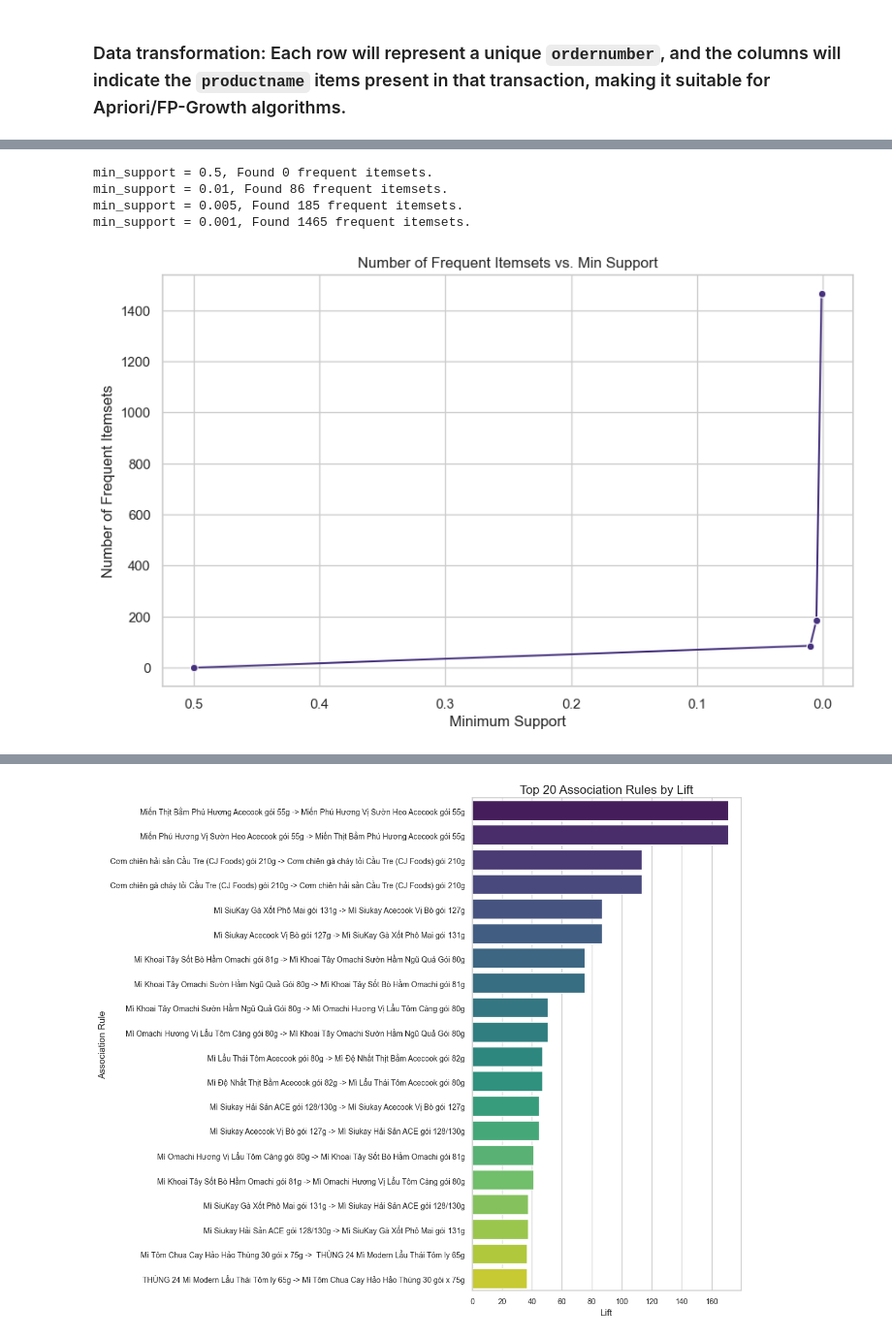
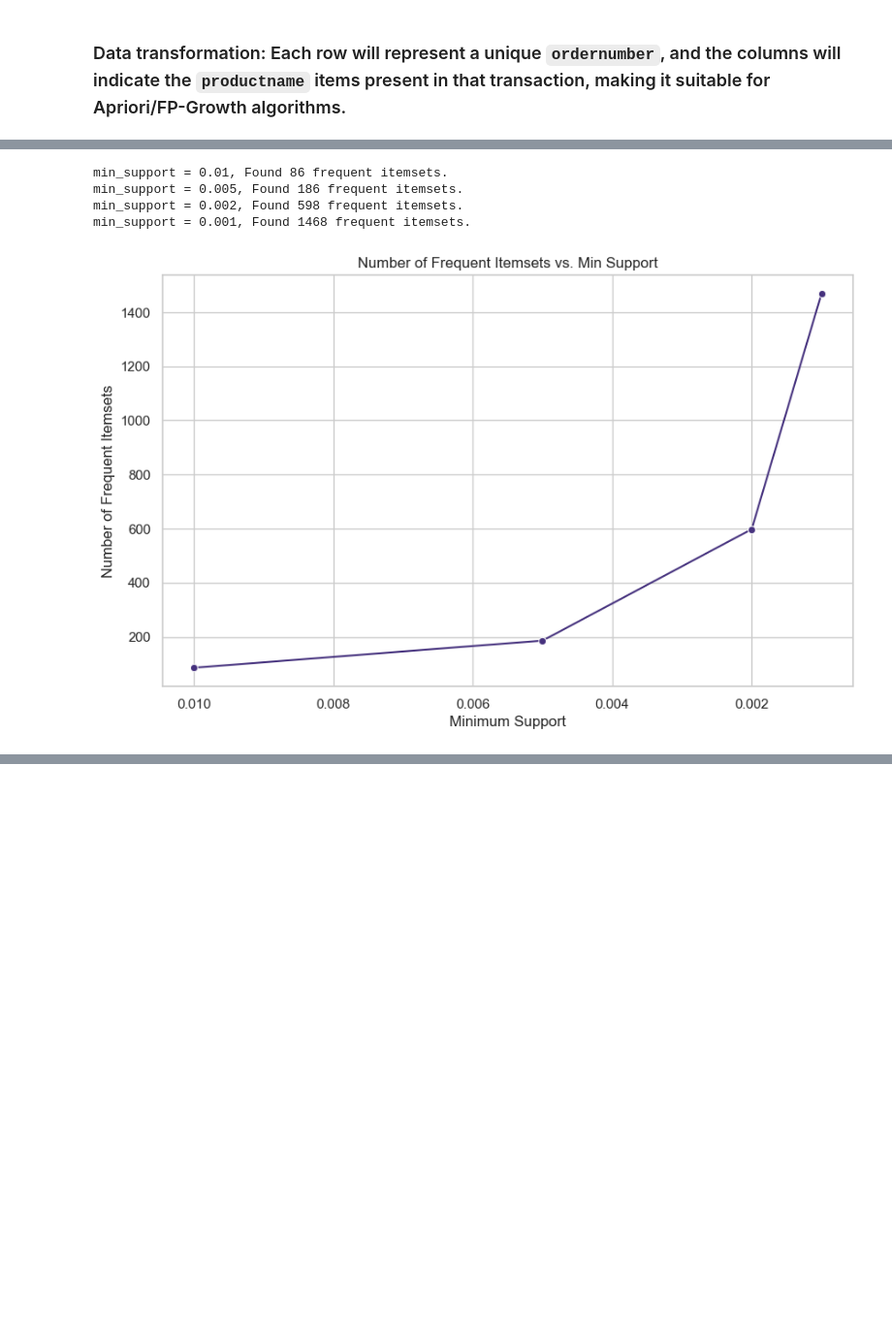
Before and after one commit to hoangop/ML_unsupervised_final_project, a Jupyter notebook: notebook/final_project.ipynb, the cells around one changed output, grey strips where cells are left out. Shown at 97% size. Cells and saved outputs as stored; diff of their text form; code cells hidden in the pictures; blank space fills up the shorter version.

Commit message:
Update project: fix data processing, remove translation scripts, update notebook with improvements

```diff
--- a/notebook/final_project.ipynb
+++ b/notebook/final_project.ipynb
@@ -62,7 +62,7 @@ from plotly.subplots import make_subplots
 
 
 # Load dataset
-df = pd.read_csv('../data/orderdetail.csv')
+df = pd.read_csv('../data/orderdetail_en.csv')
 
 # Display basic information about the dataset
 print(f"Dataset shape: {df.shape}")
@@ -210,87 +209,27 @@ Lift: độ mạnh của mối liên hệ (nếu > 1 → có liên hệ dương)
 # %%
 # --- 1. HYPERPARAMETER OPTIMIZATION: FINDING OPTIMAL MIN_SUPPORT ---
 
-min_support_values = [0.5, 0.01, 0.005, 0.001]
+min_support_values = [0.01, 0.005, 0.002, 0.001]
 num_itemsets = []
 
 for min_support in min_support_values:
     # Using FP-Growth for optimization as it's generally faster
     frequent_itemsets = fpgrowth(basket_sets, min_support=min_support, use_colnames=True)
     num_itemsets.append(len(frequent_itemsets))
     print(f"min_support = {min_support}, Found {len(frequent_itemsets)} frequent itemsets.")
 
 # Plotting the results to find the elbow point
 plt.figure(figsize=(10, 6))
 sns.lineplot(x=min_support_values, y=num_itemsets, marker='o')
 plt.title('Number of Frequent Itemsets vs. Min Support')
 plt.xlabel('Minimum Support')
 plt.ylabel('Number of Frequent Itemsets')
 plt.grid(True)
 plt.gca().invert_xaxis() # Lower min_support on the right
 plt.show()
-
-# --- 2. MODEL COMPARISON: APRIORI VS. FP-GROWTH ---
-
-# Based on the plot, we choose an optimal min_support from the "elbow"
-# Let's assume the elbow is around 0.001 for this example
-optimal_min_support = 0.001
-print(f"\n--- 2. Model Comparison with optimal_min_support = {optimal_min_support} ---")
-
-# Apriori
-start_time_apriori = time.time()
-frequent_itemsets_apriori = apriori(basket_sets, min_support=optimal_min_support, use_colnames=True)
-end_time_apriori = time.time()
-print(f"Apriori found {len(frequent_itemsets_apriori)} itemsets in {end_time_apriori - start_time_apriori:.2f} seconds.")
-
-# FP-Growth
-start_time_fpgrowth = time.time()
-frequent_itemsets_fpgrowth = fpgrowth(basket_sets, min_support=optimal_min_support, use_colnames=True)
-end_time_fpgrowth = time.time()
-print(f"FP-Growth found {len(frequent_itemsets_fpgrowth)} itemsets in {end_time_fpgrowth - start_time_fpgrowth:.2f} seconds.")
-
-
-# --- 3. GENERATING AND DISPLAYING ASSOCIATION RULES ---
-
-print(f"\n--- 3. Generating Final Rules with Optimal min_support = {optimal_min_support} ---")
-
-# We can use the itemsets from either algorithm, let's use fpgrowth's results
-rules = association_rules(frequent_itemsets_fpgrowth, metric="lift", min_threshold=1)
-
-# Sort rules for better interpretation
-rules_sorted = rules.sort_values(by='lift', ascending=False)
-
-print(f"Found {len(rules_sorted)} rules with lift >= 1.")
-print("\nTop 20 Association Rules (sorted by Lift):")
-
-# To display product names, we need to convert the frozensets to a more readable format
-rules_sorted['antecedents'] = rules_sorted['antecedents'].apply(lambda a: ', '.join(list(a)))
-rules_sorted['consequents'] = rules_sorted['consequents'].apply(lambda a: ', '.join(list(a)))
-
-print(rules_sorted[['antecedents', 'consequents', 'support', 'confidence', 'lift']].head(20).to_string())
-
-
-# --- 4. VISUALIZING TOP 20 RULES ---
-
-print("\n--- 4. Visualizing Top 20 Rules (Sorted by Lift) ---")
-
-# Get the top 20 rules
-top_20_rules = rules_sorted.head(20)
-
-# Create a readable label for the rule
-top_20_rules['rule_str'] = top_20_rules['antecedents'] + ' -> ' + top_20_rules['consequents']
-
-plt.figure(figsize=(12, 10))
-sns.barplot(x='lift', y='rule_str', data=top_20_rules, palette='viridis')
-plt.title('Top 20 Association Rules by Lift', fontsize=16)
-plt.xlabel('Lift', fontsize=12)
-plt.ylabel('Association Rule', fontsize=12)
-plt.xticks(fontsize=10)
-plt.yticks(fontsize=10)
-plt.tight_layout()
-plt.show()
 # %% [output]
-min_support = 0.5, Found 0 frequent itemsets.
 min_support = 0.01, Found 86 frequent itemsets.
-min_support = 0.005, Found 185 frequent itemsets.
-min_support = 0.001, Found 1465 frequent itemsets.
+min_support = 0.005, Found 186 frequent itemsets.
+min_support = 0.002, Found 598 frequent itemsets.
+min_support = 0.001, Found 1468 frequent itemsets.
-[figure, old version]
+[figure, new version]
@@ -314 +235,0 @@ Top 20 Association Rules (sorted by Lift):
-[figure, removed]
```
Also changed, not shown: parts of 10 cells of this notebook, 5 other files.
